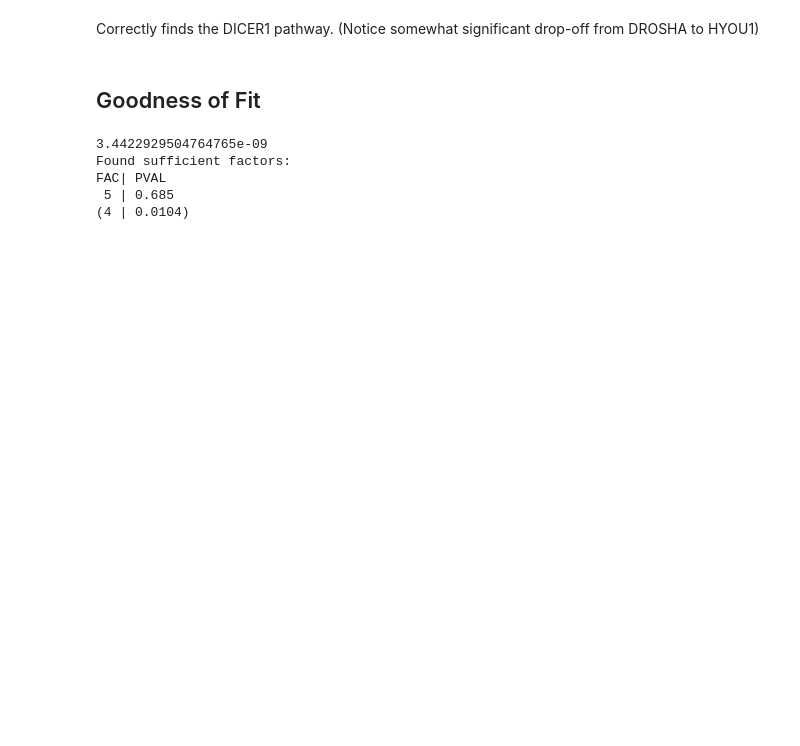
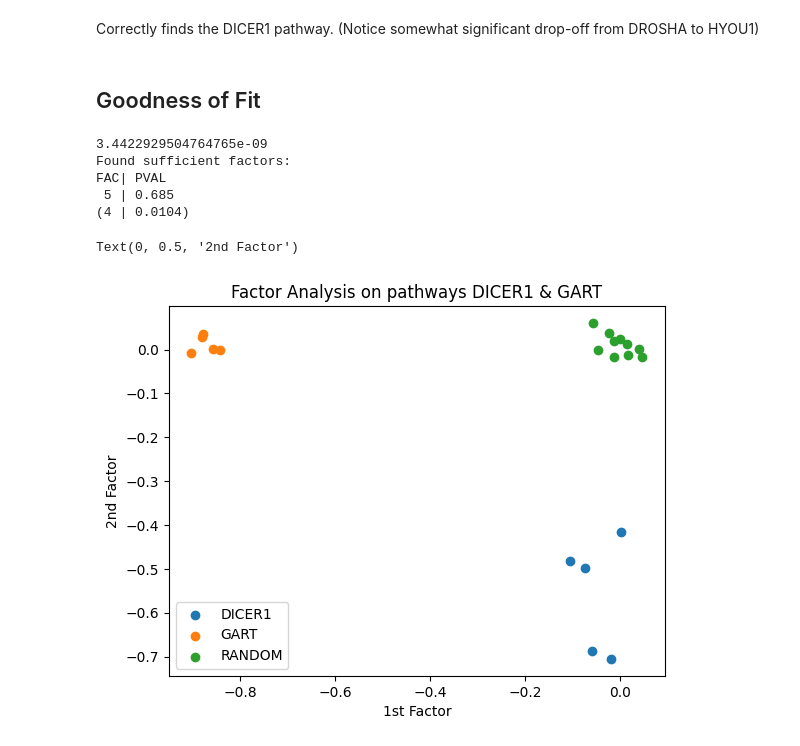
Before and after one commit to panther1427/Bachelorprojekt, a Jupyter notebook: Xavier_DataAnalysis/k2_analysis.ipynb, the cells around one changed output. Cells and saved outputs as stored; diff of their text form; code cells hidden in the pictures; blank space fills up the shorter version.

```diff
--- a/Xavier_DataAnalysis/k2_analysis.ipynb
+++ b/Xavier_DataAnalysis/k2_analysis.ipynb
@@ -80,6 +65,12 @@ X.shape
+# %%
+num_random_cols = 10
+
+X_with_random_noise = np.hstack([X] + [np.random.random(size=X.shape[0]).reshape(-1, 1) for _ in range(num_random_cols)])
+
+X_with_random_noise.shape
 # %% [markdown]
 ## Data Analysis
 # %%
-_, lambda_hat = factor_model_solution(X, k = 2)
+_, lambda_hat = factor_model_solution(X_with_random_noise, k = 2)
 lambda_hat
 # %% [output]
@@ -98,6 +99,8 @@ loadings = lambda_hat.T # Extract loadings as a list
 
 # Extract gene names (everything before the space)
 genes = [column.split(" ")[0] for column in selected_columns_gene_effect_format]
+
+genes = genes + [str(i) + " random col" for i in range(num_random_cols)]
 
 # Create a DataFrame from genes and values
 df_values = pd.DataFrame({
@@ -172,3 +187,30 @@ Found sufficient factors:
 FAC| PVAL
  5 | 0.685
 (4 | 0.0104)
+# %%
+import matplotlib.pyplot as plt
+
+colors = []
+for d, g in zip(merged_df['is_on_pathway_DICER1'], merged_df['is_on_pathway_GART']):
+    if d == 1:
+        colors.append("DICER1")
+        continue
+
+    if g == 1:
+        colors.append("GART")
+        continue
+
+    colors.append("RANDOM")
+
+merged_df['category'] = colors
+
+for label in ["DICER1", "GART", "RANDOM"]:
+    subset = merged_df[merged_df['category'] == label]
+    plt.scatter(subset['loadings0'], subset['loadings1'], label=label)
+plt.title("Factor Analysis on pathways DICER1 & GART")
+plt.legend()
+plt.xlabel("1st Factor")
+plt.ylabel("2nd Factor")
+# %% [output]
+Text(0, 0.5, '2nd Factor')
+[figure, added]
```
Also changed, not shown: parts of 5 cells of this notebook, 5 other files.
